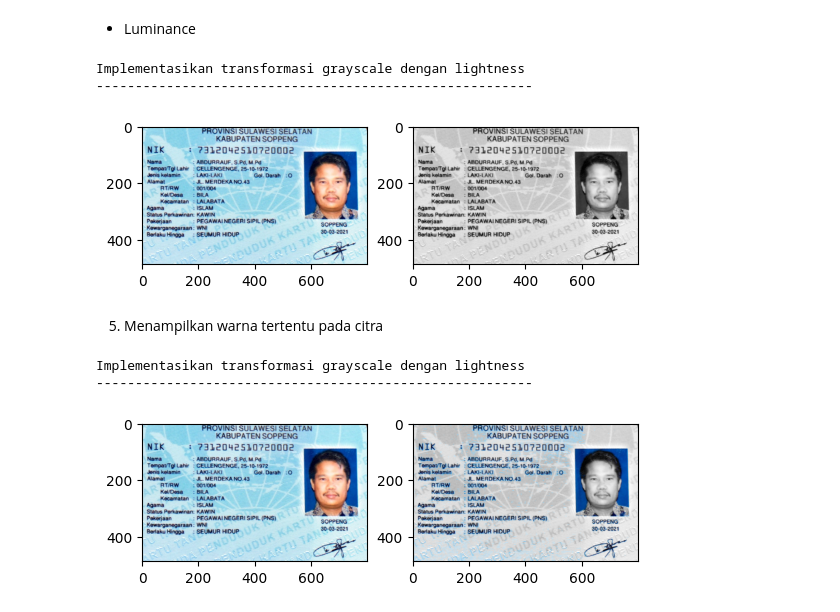
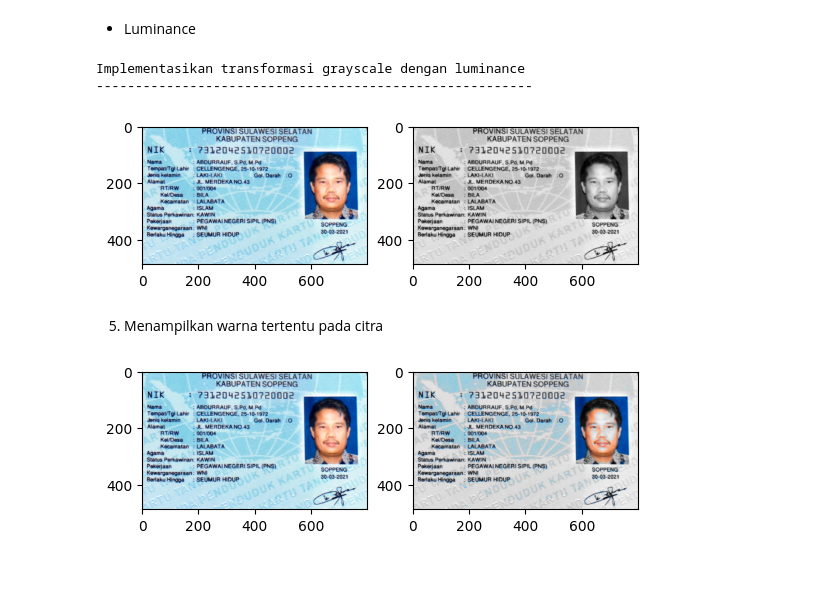
Before and after one commit to RizkyFitriAndini/PCVK_Ganjil_2024, a Jupyter notebook: week3.ipynb, the cells around one changed output. Drawn from its saved outputs; the diff is of its cells as text; code cells hidden in the pictures; blank space fills up the shorter version.

```diff
--- a/week3.ipynb
+++ b/week3.ipynb
@@ -186,7 +186,7 @@ Implementasikan transformasi grayscale dengan lightness
 - Luminance
 # %%
 import matplotlib.pyplot as plt
-print('Implementasikan transformasi grayscale dengan lightness')
+print('Implementasikan transformasi grayscale dengan luminance')
 print('--------------------------------------------------------')
 
 # Load citra
@@ -203,45 +203,41 @@ plt.imshow(cv.cvtColor(luminance_image, cv.COLOR_BGR2RGB))
 
 plt.show()
 # %% [output]
-Implementasikan transformasi grayscale dengan lightness
+Implementasikan transformasi grayscale dengan luminance
 --------------------------------------------------------
 [figure]
 # %% [markdown]
 5. Menampilkan warna tertentu pada citra
 # %%
 import matplotlib.pyplot as plt
-print('Implementasikan transformasi grayscale dengan lightness')
-print('--------------------------------------------------------')
 
 # Load citra
 original = cv.imread('/content/drive/MyDrive/PCVK/images/ktp.jpg')
 gray = cv.cvtColor(original, cv.COLOR_BGR2GRAY)
 gray_colored = cv.cvtColor(gray, cv.COLOR_GRAY2BGR)
 
 # Define the color range for blue (HSV color space)
-lower_blue = np.array([100, 50, 50])
+lower_blue = np.array([0, 100, 100])
 upper_blue = np.array([140, 255, 255])
 
 # Convert the original image to HSV
 hsv = cv.cvtColor(original, cv.COLOR_BGR2HSV)
 
 # Create a mask for the blue color
 mask = cv.inRange(hsv, lower_blue, upper_blue)
 
 # Convert mask to 3-channel image
 mask_colored = cv.cvtColor(mask, cv.COLOR_GRAY2BGR)
 
 # Combine the blue areas from the original image with the grayscale background
 result = np.where(mask_colored == 0, gray_colored, original)
 
 plt.subplot(1, 2, 1)
 plt.imshow(cv.cvtColor(original, cv.COLOR_BGR2RGB))
 
 plt.subplot(1, 2, 2)
 plt.imshow(cv.cvtColor(result, cv.COLOR_BGR2RGB))
 
 plt.show()
 # %% [output]
-Implementasikan transformasi grayscale dengan lightness
---------------------------------------------------------
-[figure, old version]
+[figure, new version]
```
